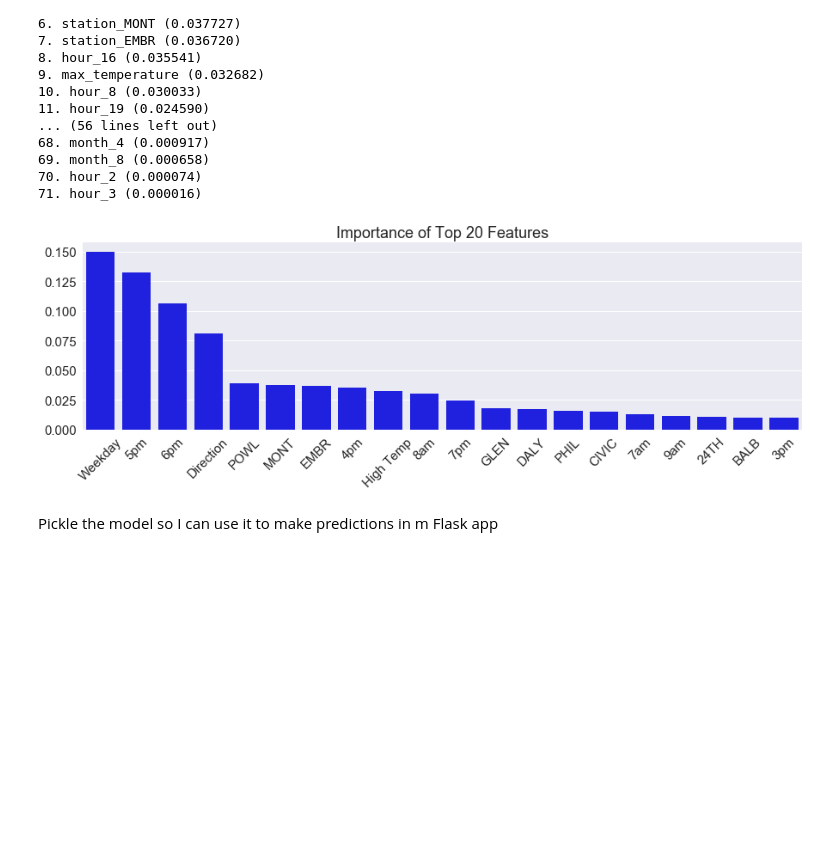
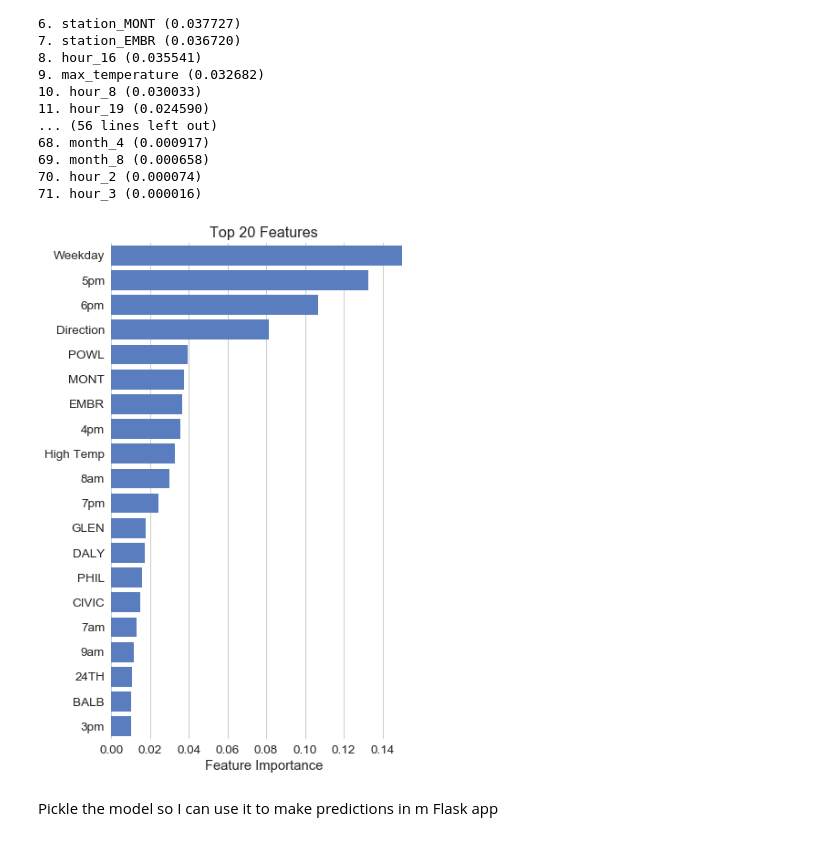
Before and after one commit to bkhurley/beat_the_crowd, a Jupyter notebook: model.ipynb, the cells around one changed output. Saved outputs shown, nothing was run; the diff lists cells and outputs as text; code cells hidden in the pictures; blank space fills up the shorter version.

Commit message:
plotted horizontal bar of ranked feature importance from RF model

```diff
--- a/model.ipynb
+++ b/model.ipynb
@@ -18,7 +18,7 @@ import time
 %matplotlib inline
 # %%
 # plot in seaborn style
-sns.set(font_scale=1.5)
+sns.set(font_scale=1.35, style="whitegrid")
 # %%
 # store the figure path for easy plotting to file
 figpath = '/Users/bkhurley/git/insight/project/beat_the_crowd/figures/'
@@ -325,20 +325,22 @@ Feature ranking:
 70. hour_2 (0.000074)
 71. hour_3 (0.000016)
 # %%
-# plot top 20 features
-plt.figure(figsize=(15, 4))
-featimport = sns.barplot(sorted_featnames[0:20], importances[indices[0:20]],
-                         color='blue')
-featimport.set_xticklabels(['Weekday', '5pm', '6pm', 'Direction', 'POWL', 'MONT',
+# Plot ranked feature importance
+f, ax = plt.subplots(figsize=(6, 10))
+sns.set_color_codes("muted")
+featimport = sns.barplot(importances[indices[0:20]], sorted_featnames[0:20],
+                         color='b')
+featimport.set_yticklabels(['Weekday', '5pm', '6pm', 'Direction', 'POWL', 'MONT',
                             'EMBR', '4pm', 'High Temp', '8am', '7pm', 'GLEN',
                             'DALY', 'PHIL', 'CIVIC', '7am', '9am', '24TH',
                             'BALB', '3pm'])
-plt.setp(featimport.get_xticklabels(), rotation=45)
-plt.title('Importance of Top 20 Features')
+
+plt.title('Top 20 Features')
+ax.set(xlabel="Feature Importance")
+sns.despine(left=True, bottom=True)
 plt.savefig(figpath + 'randforest_featimport.png', bbox_inches='tight')
-# TODO: consider making this a horizontal bar plot
 # %% [output]
-[figure, old version]
+[figure, new version]
 # %% [markdown]
 Pickle the model so I can use it to make predictions in m Flask app
 # %%
```
